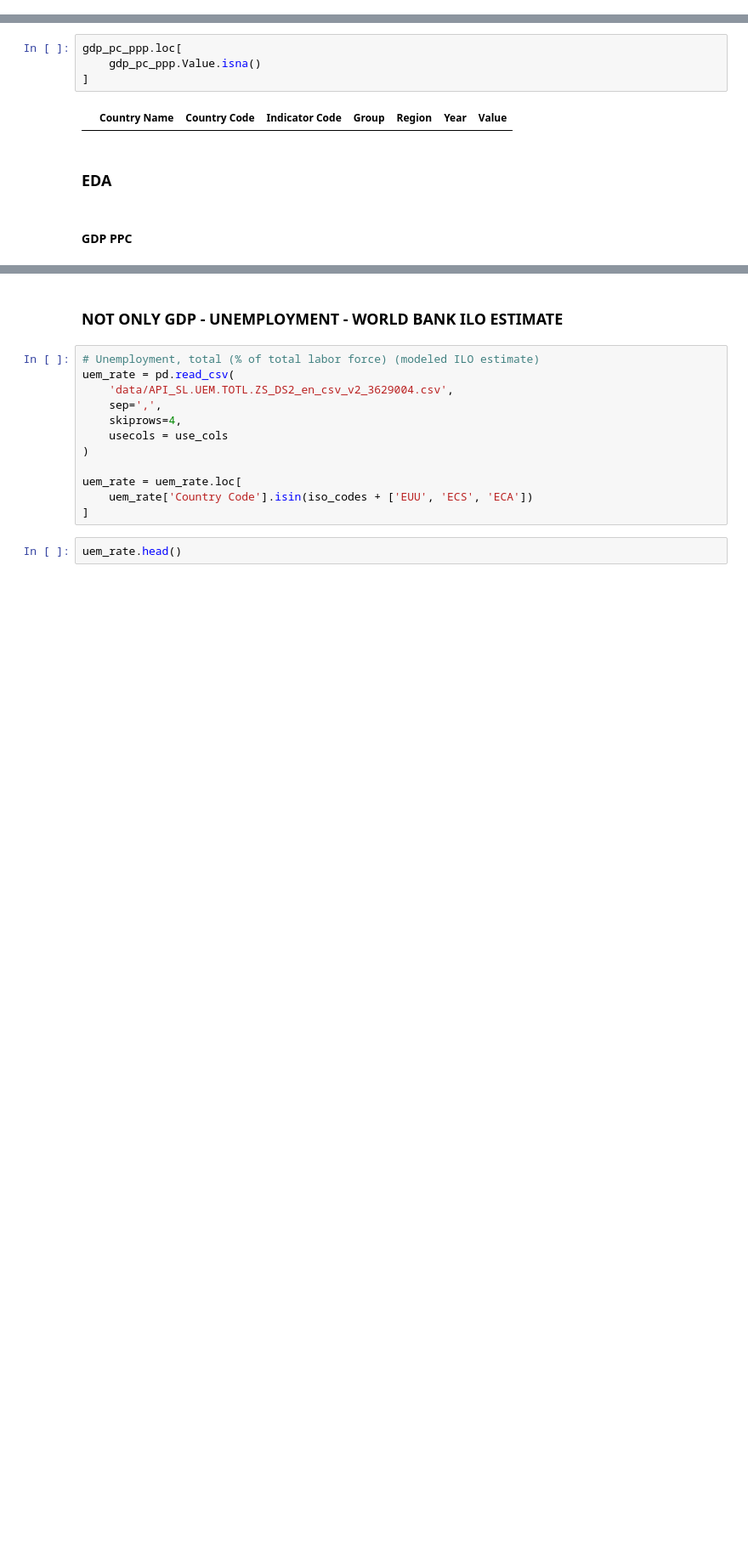
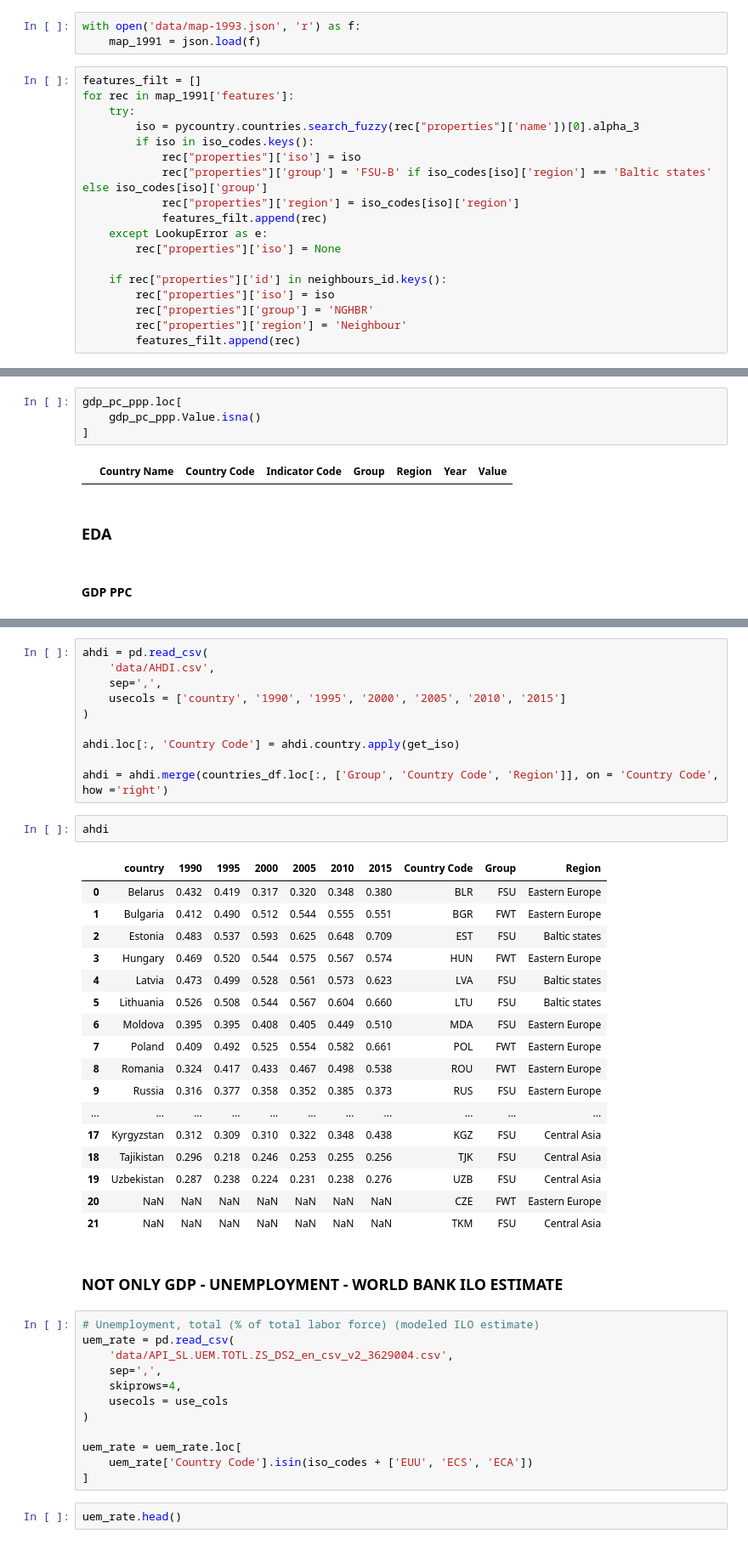
Before and after one commit to d2ski/fsu-fwt-development, a Jupyter notebook: explore.ipynb, the cells around one changed output, grey strips where cells are left out. Shown at 85% size. Saved outputs shown, nothing was run; the diff lists cells and outputs as text; blank space fills up the shorter version.

```diff
--- a/explore.ipynb
+++ b/explore.ipynb
@@ -57,0 +150,21 @@ for rec in fwt_countries:
+# %%
+with open('data/map-1993.json', 'r') as f:
+    map_1991 = json.load(f)
+# %%
+features_filt = []
+for rec in map_1991['features']:
+    try:
+        iso = pycountry.countries.search_fuzzy(rec["properties"]['name'])[0].alpha_3
+        if iso in iso_codes.keys():
+            rec["properties"]['iso'] = iso
+            rec["properties"]['group'] = 'FSU-B' if iso_codes[iso]['region'] == 'Baltic states' else iso_codes[iso]['group']
+            rec["properties"]['region'] = iso_codes[iso]['region']
+            features_filt.append(rec)
+    except LookupError as e:
+        rec["properties"]['iso'] = None
+
+    if rec["properties"]['id'] in neighbours_id.keys():
+        rec["properties"]['iso'] = iso
+        rec["properties"]['group'] = 'NGHBR'
+        rec["properties"]['region'] = 'Neighbour'
+        features_filt.append(rec)
@@ -647,3 +1089,33 @@ alt.hconcat(
+# %%
+ahdi = pd.read_csv(
+    'data/AHDI.csv',
+    sep=',',
+    usecols = ['country', '1990', '1995', '2000', '2005', '2010', '2015']
+)
+
+ahdi.loc[:, 'Country Code'] = ahdi.country.apply(get_iso)
+
+ahdi = ahdi.merge(countries_df.loc[:, ['Group', 'Country Code', 'Region']], on = 'Country Code', how ='right')
+# %%
+ahdi
+# %% [output]
+|  | country | 1990 | 1995 | 2000 | 2005 | 2010 | 2015 | Country Code | Group | Region |
+| 0 | Belarus | 0.432 | 0.419 | 0.317 | 0.320 | 0.348 | 0.380 | BLR | FSU | Eastern Europe |
+| 1 | Bulgaria | 0.412 | 0.490 | 0.512 | 0.544 | 0.555 | 0.551 | BGR | FWT | Eastern Europe |
+| 2 | Estonia | 0.483 | 0.537 | 0.593 | 0.625 | 0.648 | 0.709 | EST | FSU | Baltic states |
+| 3 | Hungary | 0.469 | 0.520 | 0.544 | 0.575 | 0.567 | 0.574 | HUN | FWT | Eastern Europe |
+| 4 | Latvia | 0.473 | 0.499 | 0.528 | 0.561 | 0.573 | 0.623 | LVA | FSU | Baltic states |
+| 5 | Lithuania | 0.526 | 0.508 | 0.544 | 0.567 | 0.604 | 0.660 | LTU | FSU | Baltic states |
+| 6 | Moldova | 0.395 | 0.395 | 0.408 | 0.405 | 0.449 | 0.510 | MDA | FSU | Eastern Europe |
+| 7 | Poland | 0.409 | 0.492 | 0.525 | 0.554 | 0.582 | 0.661 | POL | FWT | Eastern Europe |
+| 8 | Romania | 0.324 | 0.417 | 0.433 | 0.467 | 0.498 | 0.538 | ROU | FWT | Eastern Europe |
+| 9 | Russia | 0.316 | 0.377 | 0.358 | 0.352 | 0.385 | 0.373 | RUS | FSU | Eastern Europe |
+| ... | ... | ... | ... | ... | ... | ... | ... | ... | ... | ... |
+| 17 | Kyrgyzstan | 0.312 | 0.309 | 0.310 | 0.322 | 0.348 | 0.438 | KGZ | FSU | Central Asia |
+| 18 | Tajikistan | 0.296 | 0.218 | 0.246 | 0.253 | 0.255 | 0.256 | TJK | FSU | Central Asia |
+| 19 | Uzbekistan | 0.287 | 0.238 | 0.224 | 0.231 | 0.238 | 0.276 | UZB | FSU | Central Asia |
+| 20 | NaN | NaN | NaN | NaN | NaN | NaN | NaN | CZE | FWT | Eastern Europe |
+| 21 | NaN | NaN | NaN | NaN | NaN | NaN | NaN | TKM | FSU | Central Asia |
 # %% [markdown]
 ### NOT ONLY GDP - UNEMPLOYMENT - WORLD BANK ILO ESTIMATE
 # %%
```
Also changed, not shown: parts of 68 cells of this notebook, 26 other files.
